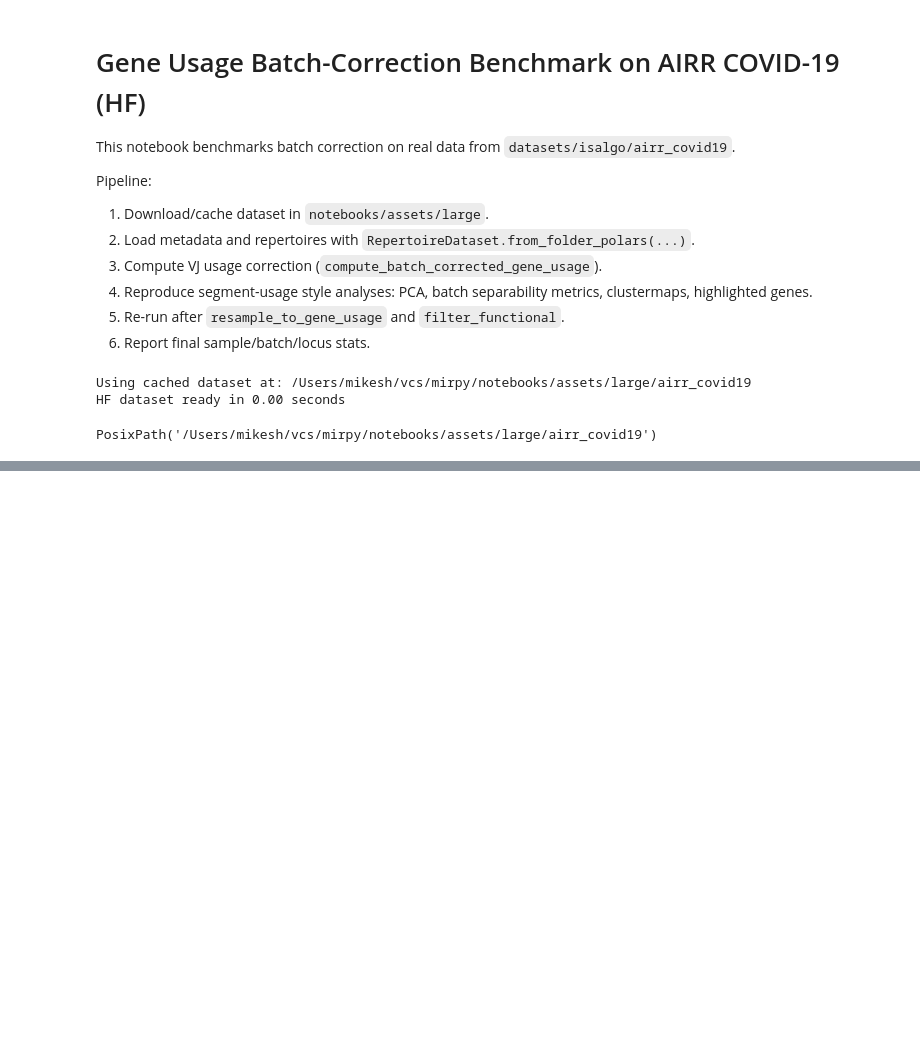
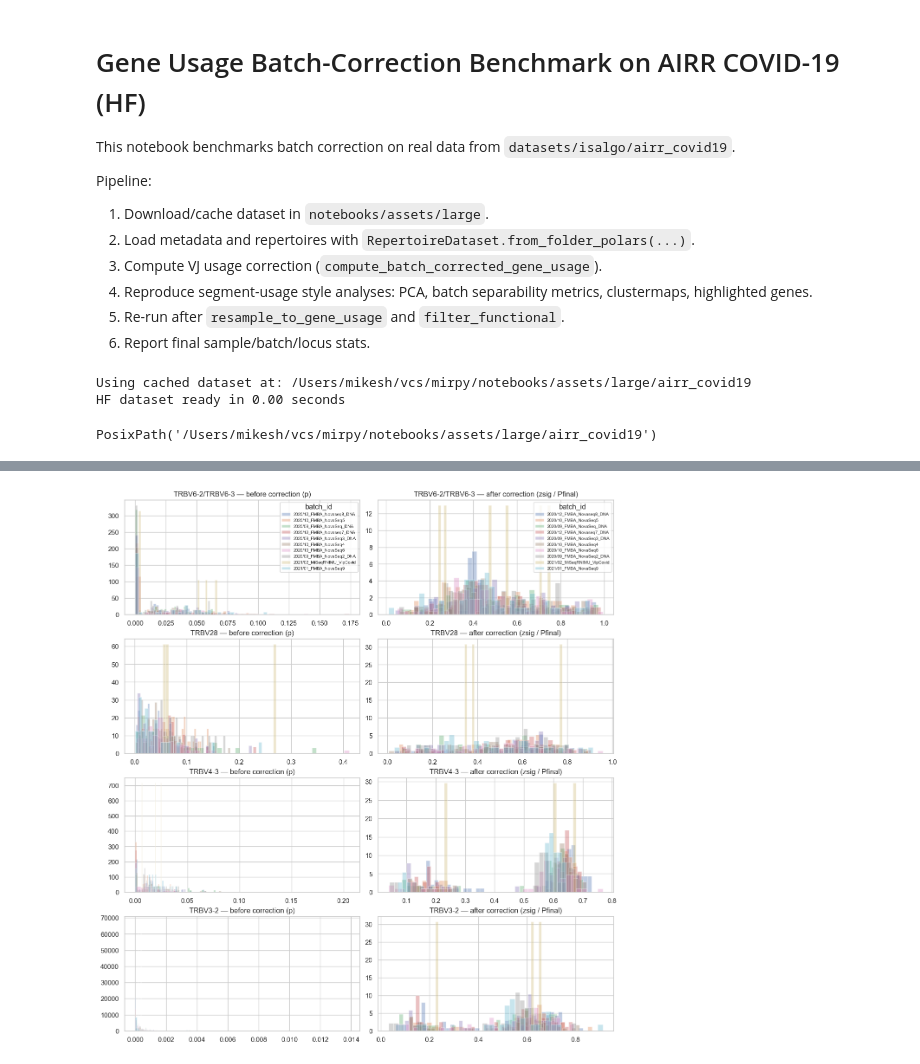
Before and after one commit to antigenomics/mirpy, a Jupyter notebook: notebooks/gene_usage_correction.ipynb, the cells around one changed output, grey strips where cells are left out. Saved outputs shown, nothing was run; the diff lists cells and outputs as text; code cells hidden in the pictures; blank space fills up the shorter version.

```diff
--- a/notebooks/gene_usage_correction.ipynb
+++ b/notebooks/gene_usage_correction.ipynb
@@ -123,8 +123,8 @@ shape: (5, 35)
 # %%
 # Load dataset with parallel reader (6 workers) and skip samples with <10k total duplicates.
 # GC is disabled during loading for throughput, then re-enabled.
-MIN_DUPLICATE_COUNT = 10_000
-N_WORKERS = 6
+MIN_DUPLICATE_COUNT = 100_000
+N_WORKERS = 8
 
 parser = VDJtoolsParser()
 
@@ -148,7 +148,7 @@ dataset = RepertoireDataset.from_folder_polars(
     min_duplicate_count=MIN_DUPLICATE_COUNT,
     n_workers=N_WORKERS,
     progress=True,
-    progress_every=10,
+    progress_every=100,
 )
 
 t1 = time.perf_counter()
@@ -170,9 +170,9 @@ trb_samples = {}
 for sid, srep in dataset.samples.items():
     if 'TRB' in srep.loci and len(srep.loci['TRB'].clonotypes) > 0:
         srep.loci = {'TRB': srep.loci['TRB']}
+        trb_samples[sid] = srep
 
-        trb_samples[sid] = srepprint(f'TRB-only samples retained: {len(dataset.samples)}')
-
-dataset.metadata = {sid: dataset.metadata[sid] for sid in dataset.samples if sid in dataset.metadata}
+dataset.metadata = {sid: dataset.metadata[sid] for sid in trb_samples if sid in dataset.metadata}
 dataset.samples = trb_samples
+print(f'TRB-only samples retained: {len(dataset.samples)}')
 # %% [output]
@@ -413,34 +418,45 @@ KeyboardInterrupt:
 # %%
 # Distribution histograms for highlighted TRB V-genes: before vs after correction.
 # corr_v and corr_vj are already computed in the previous cell.
 
 corr_v_plot = corr_v.copy()
 corr_v_plot['gene_plot'] = corr_v_plot['gene'].map(_norm_v_label)
 
 if 'batch_id' not in corr_v_plot.columns:
     corr_v_plot = corr_v_plot.merge(meta_df[['sample_id', 'batch_id']], on='sample_id', how='left')
 
 plot_genes = [g for g in HIGHLIGHT_GENES if g in corr_v_plot['gene_plot'].unique()]
 if not plot_genes:
     top_var = corr_v_plot.groupby('gene_plot')['p'].var().sort_values(ascending=False)
     plot_genes = list(top_var.head(4).index)
 
 n_g = len(plot_genes)
 fig, axes = plt.subplots(n_g, 2, figsize=(12, 3.2 * n_g), constrained_layout=True)
 if n_g == 1:
     axes = np.array([axes])
 
 for i, g in enumerate(plot_genes):
-    d = corr_v_plot[corr_v_plot['gene_plot'] == g]
-    sns.histplot(data=d, x='p', hue='batch_id', bins=40, stat='density',
-                 common_norm=False, ax=axes[i, 0], alpha=0.45)
+    d = corr_v_plot[corr_v_plot['gene_plot'] == g].copy()
+
+    for batch_id, grp in d.groupby('batch_id', sort=False):
+        vals = pd.to_numeric(grp['p'], errors='coerce').replace([np.inf, -np.inf], np.nan).dropna()
+        if len(vals) > 0:
+            axes[i, 0].hist(vals, bins=40, density=True, alpha=0.35, label=str(batch_id))
     axes[i, 0].set_title(f'{g} — before correction (p)')
+    if i == 0:
+        axes[i, 0].legend(title='batch_id', fontsize=7)
 
-    sns.histplot(data=d, x='zsig', hue='batch_id', bins=40, stat='density',
-                 common_norm=False, ax=axes[i, 1], alpha=0.45)
+    for batch_id, grp in d.groupby('batch_id', sort=False):
+        vals = pd.to_numeric(grp['zsig'], errors='coerce').replace([np.inf, -np.inf], np.nan).dropna()
+        if len(vals) > 0:
+            axes[i, 1].hist(vals, bins=40, density=True, alpha=0.35, label=str(batch_id))
     axes[i, 1].set_title(f'{g} — after correction (zsig / Pfinal)')
+    if i == 0:
+        axes[i, 1].legend(title='batch_id', fontsize=7)
 
 plt.show()
+# %% [output]
+[figure, added]
 # %%
 # Clustermap: highlighted V-gene usage before and after correction (TRB only).
 before_v = corr_v_plot.pivot_table(index='sample_id', columns='gene_plot', values='p',    aggfunc='mean', fill_value=0.0)
```
Also changed, not shown: parts of 5 cells of this notebook.
